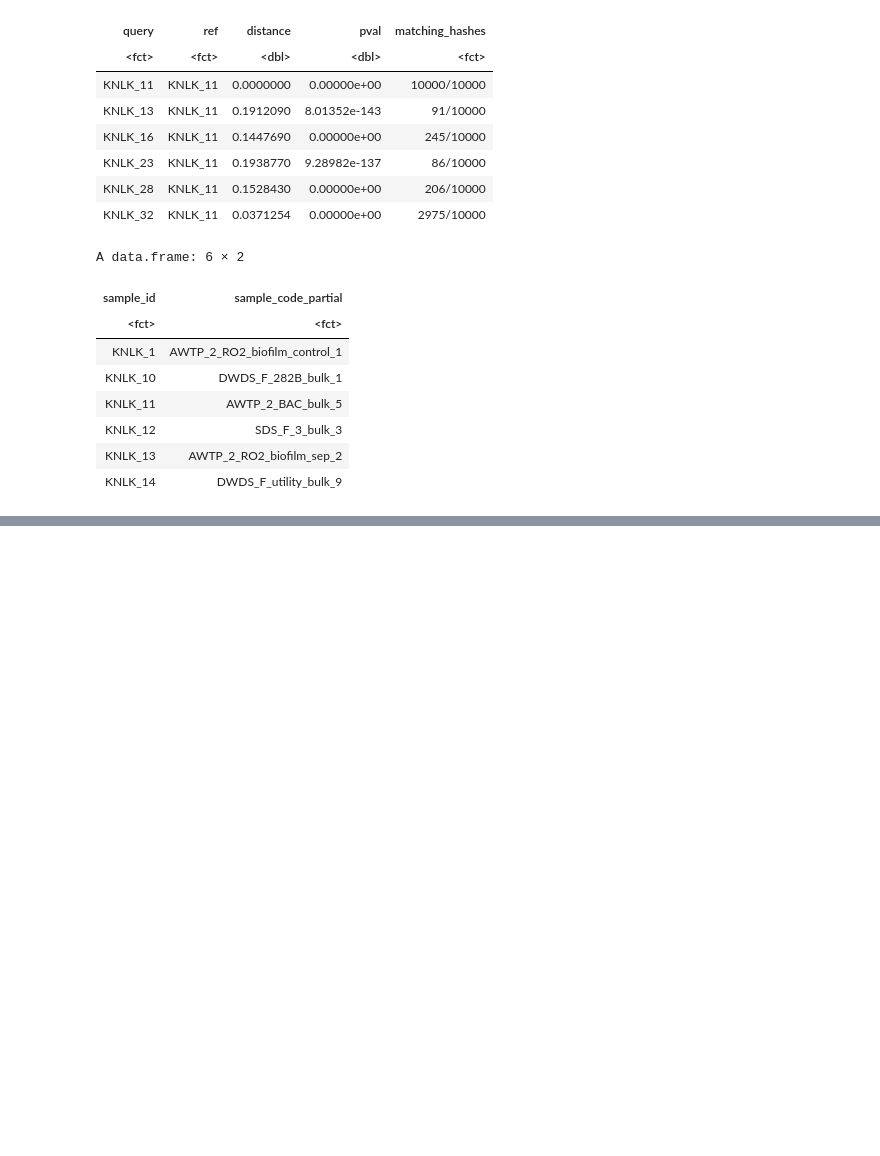
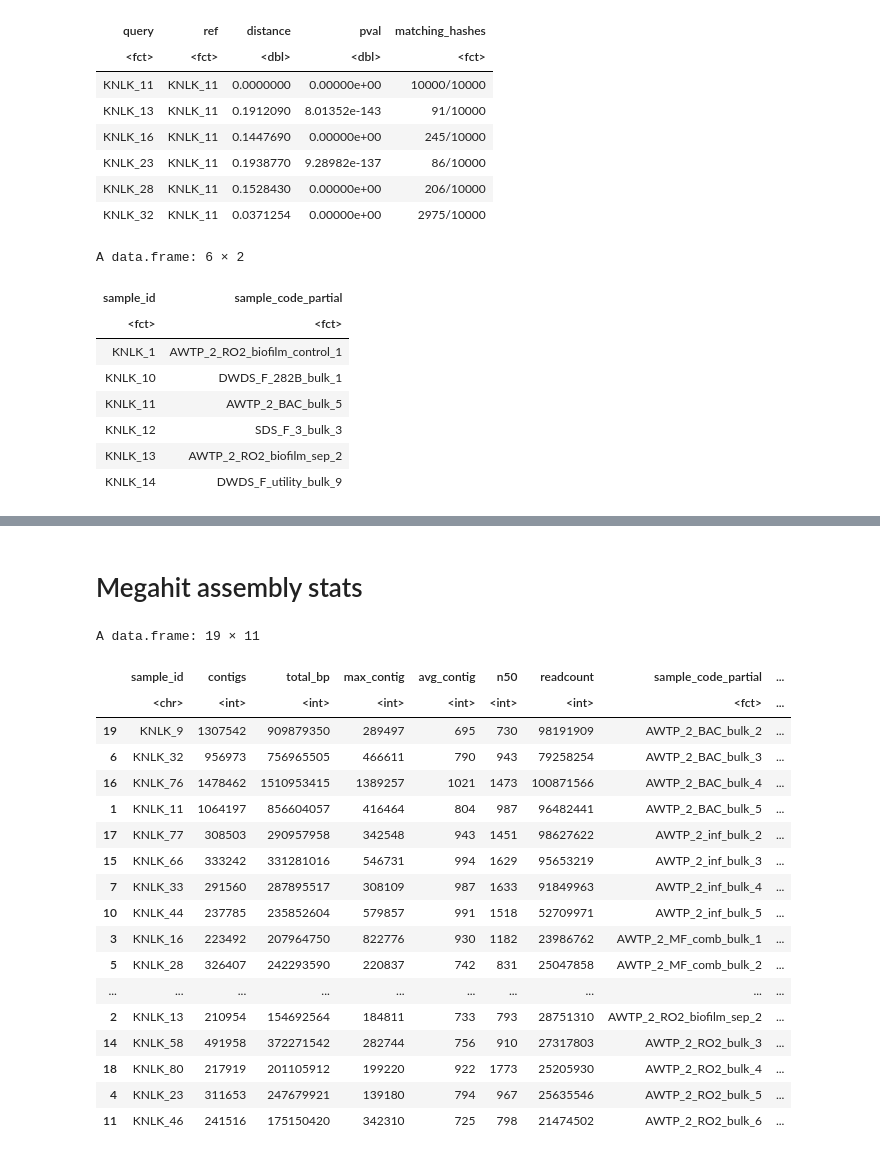
Before and after one commit to rosekantor/awtp2, a Jupyter notebook: reads_analysis.ipynb, the cells around one changed output, grey strips where cells are left out. Drawn from its saved outputs; the diff is of its cells as text; code cells hidden in the pictures; blank space fills up the shorter version.

```diff
--- a/reads_analysis.ipynb
+++ b/reads_analysis.ipynb
@@ -72,0 +108,34 @@ ggsave('~/data/awtp2_metagenomics/mash_dist_heatmap.pdf', device="pdf", width=7,
+# %% [markdown]
+# Megahit assembly stats
+# %%
+assem_stats <- read.table('~/data/awtp2_metagenomics/assembly_stats.megahit.txt')[c(1,4,7,13,16,19)]
+colnames(assem_stats) <- c('name', 'contigs', 'total_bp', 'max_contig', 'avg_contig', 'n50')
+assem_stats <- separate(assem_stats, name, c('sample_id', 'timestamp'), sep='megahit', remove=TRUE)
+#assem_stats <- subset(assem_stats, select = -c(timestamp))
+assem_stats <- merge(assem_stats, metadata2, by='sample_id')
+assem_stats <- subset(assem_stats, select = c(sample_id, contigs, total_bp, max_contig, avg_contig, n50, readcount, sample_code_partial, location_code))
+assem_stats <- assem_stats[order(assem_stats$sample_code_partial),]
+assem_stats$readcount_M <- round((assem_stats$readcount / 1e6),1)
+assem_stats$total_Mbp <- round((assem_stats$total_bp / 1e6),1)
+
+assem_stats
+# %% [output]
+A data.frame: 19 × 11
+|  | sample_id | contigs | total_bp | max_contig | avg_contig | n50 | readcount | sample_code_partial | ... |
+|  | <chr> | <int> | <int> | <int> | <int> | <int> | <int> | <fct> | ... |
+| 19 | KNLK_9 | 1307542 | 909879350 | 289497 | 695 | 730 | 98191909 | AWTP_2_BAC_bulk_2 | ... |
+| 6 | KNLK_32 | 956973 | 756965505 | 466611 | 790 | 943 | 79258254 | AWTP_2_BAC_bulk_3 | ... |
+| 16 | KNLK_76 | 1478462 | 1510953415 | 1389257 | 1021 | 1473 | 100871566 | AWTP_2_BAC_bulk_4 | ... |
+| 1 | KNLK_11 | 1064197 | 856604057 | 416464 | 804 | 987 | 96482441 | AWTP_2_BAC_bulk_5 | ... |
+| 17 | KNLK_77 | 308503 | 290957958 | 342548 | 943 | 1451 | 98627622 | AWTP_2_inf_bulk_2 | ... |
+| 15 | KNLK_66 | 333242 | 331281016 | 546731 | 994 | 1629 | 95653219 | AWTP_2_inf_bulk_3 | ... |
+| 7 | KNLK_33 | 291560 | 287895517 | 308109 | 987 | 1633 | 91849963 | AWTP_2_inf_bulk_4 | ... |
+| 10 | KNLK_44 | 237785 | 235852604 | 579857 | 991 | 1518 | 52709971 | AWTP_2_inf_bulk_5 | ... |
+| 3 | KNLK_16 | 223492 | 207964750 | 822776 | 930 | 1182 | 23986762 | AWTP_2_MF_comb_bulk_1 | ... |
+| 5 | KNLK_28 | 326407 | 242293590 | 220837 | 742 | 831 | 25047858 | AWTP_2_MF_comb_bulk_2 | ... |
+| ... | ... | ... | ... | ... | ... | ... | ... | ... | ... |
+| 2 | KNLK_13 | 210954 | 154692564 | 184811 | 733 | 793 | 28751310 | AWTP_2_RO2_biofilm_sep_2 | ... |
+| 14 | KNLK_58 | 491958 | 372271542 | 282744 | 756 | 910 | 27317803 | AWTP_2_RO2_bulk_3 | ... |
+| 18 | KNLK_80 | 217919 | 201105912 | 199220 | 922 | 1773 | 25205930 | AWTP_2_RO2_bulk_4 | ... |
+| 4 | KNLK_23 | 311653 | 247679921 | 139180 | 794 | 967 | 25635546 | AWTP_2_RO2_bulk_5 | ... |
+| 11 | KNLK_46 | 241516 | 175150420 | 342310 | 725 | 798 | 21474502 | AWTP_2_RO2_bulk_6 | ... |
```
Also changed, not shown: parts of 9 cells of this notebook.
